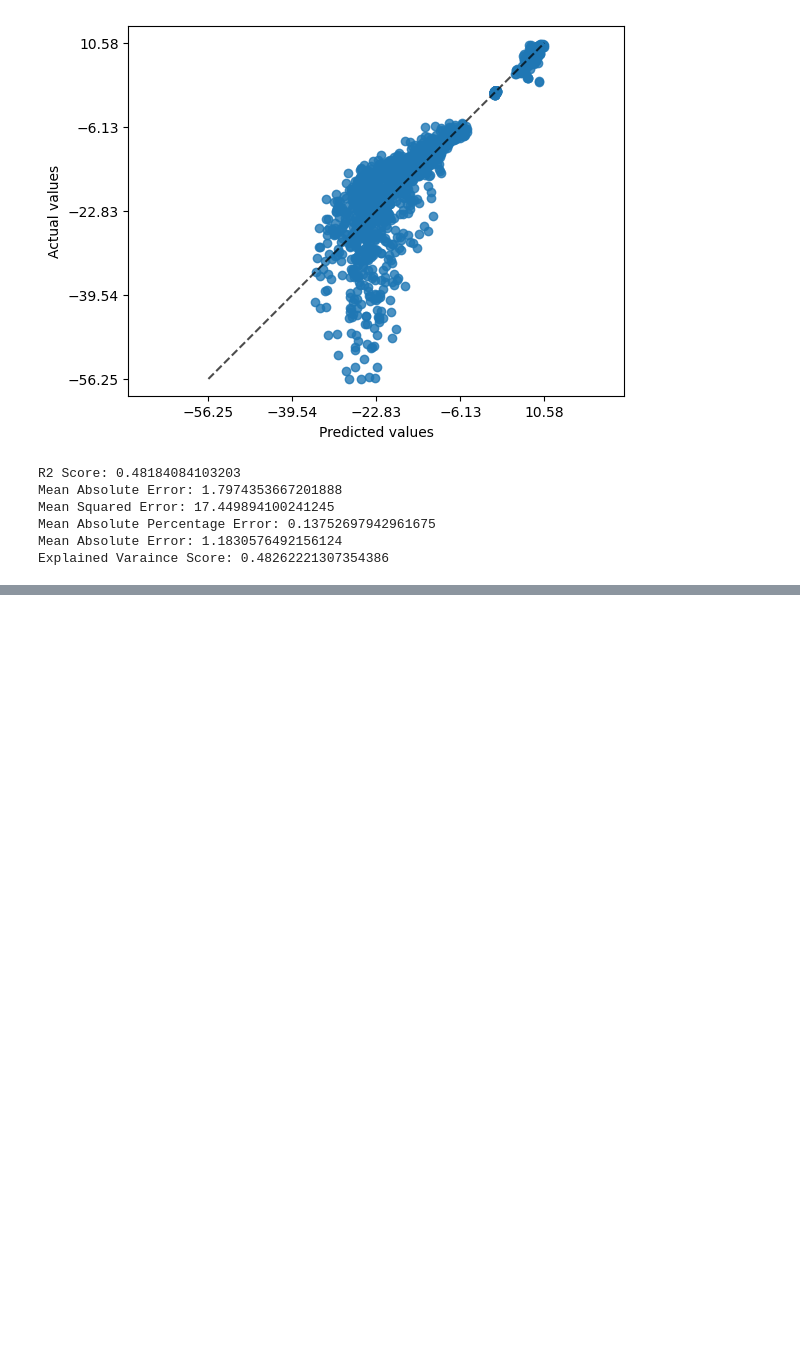
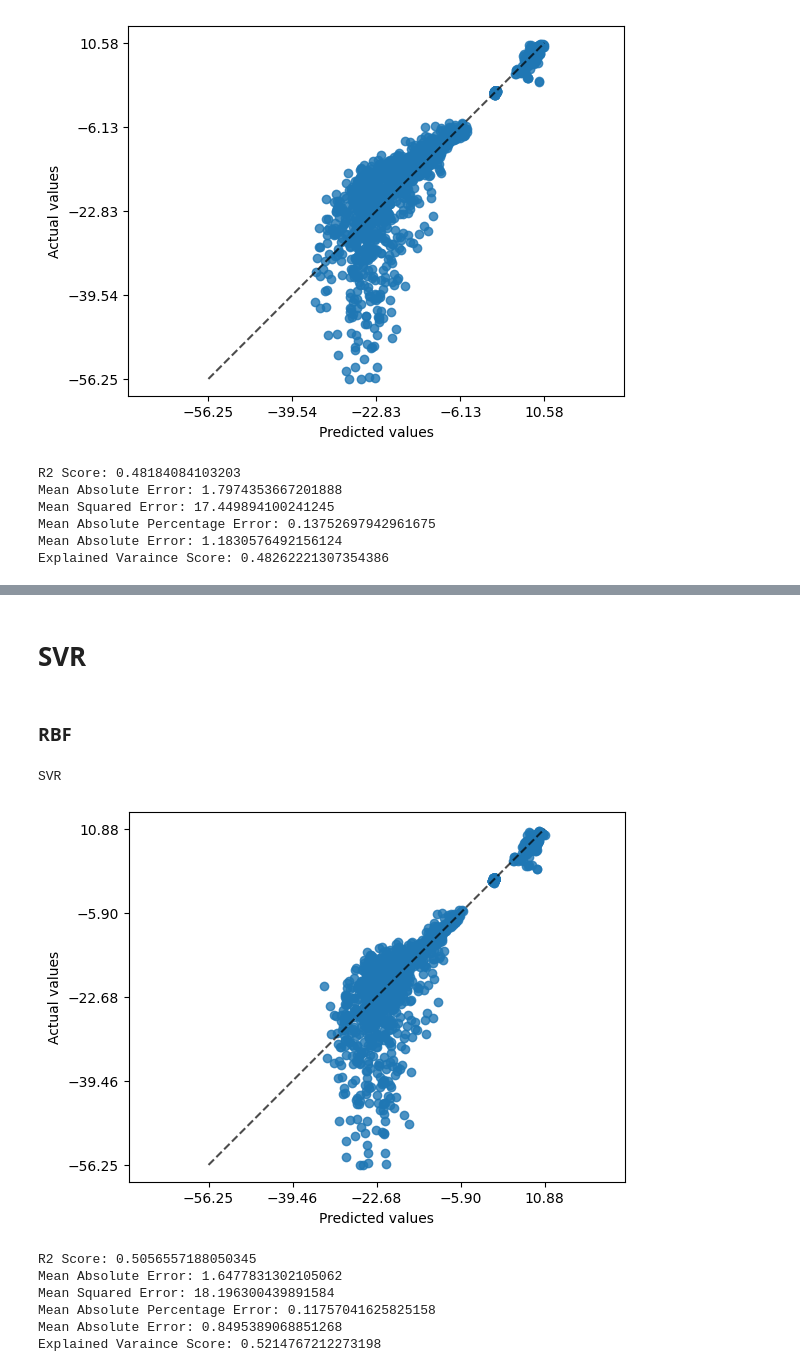
Before and after one commit to brushwayne/ml-nanosensor-lab, a Jupyter notebook: models copy.ipynb, the cells around one changed output, grey strips where cells are left out. Drawn from its saved outputs; the diff is of its cells as text; code cells hidden in the pictures; blank space fills up the shorter version.

```diff
--- a/models copy.ipynb
+++ b/models copy.ipynb
@@ -425,0 +476,20 @@ Explained Varaince Score: 0.48262221307354386
+# %% [markdown]
+# SVR
+# %% [markdown]
+### RBF
+# %%
+from sklearn import svm
+from sklearn.multioutput import MultiOutputRegressor
+
+svr_reg = MultiOutputRegressor(svm.SVR(kernel="rbf", C=100, gamma=0.1, epsilon=0.1))
+svr_reg.fit(x_train_scaled, y_train)
+print_metrics("SVR", svr_reg, x_test_scaled = x_test_scaled, y_test = y_test)
+# %% [output]
+SVR
+[figure, added]
+R2 Score: 0.5056557188050345
+Mean Absolute Error: 1.6477831302105062
+Mean Squared Error: 18.196300439891584
+Mean Absolute Percentage Error: 0.11757041625825158
+Mean Absolute Error: 0.8495389068851268
+Explained Varaince Score: 0.5214767212273198
```
Also changed, not shown: parts of 26 cells of this notebook.
